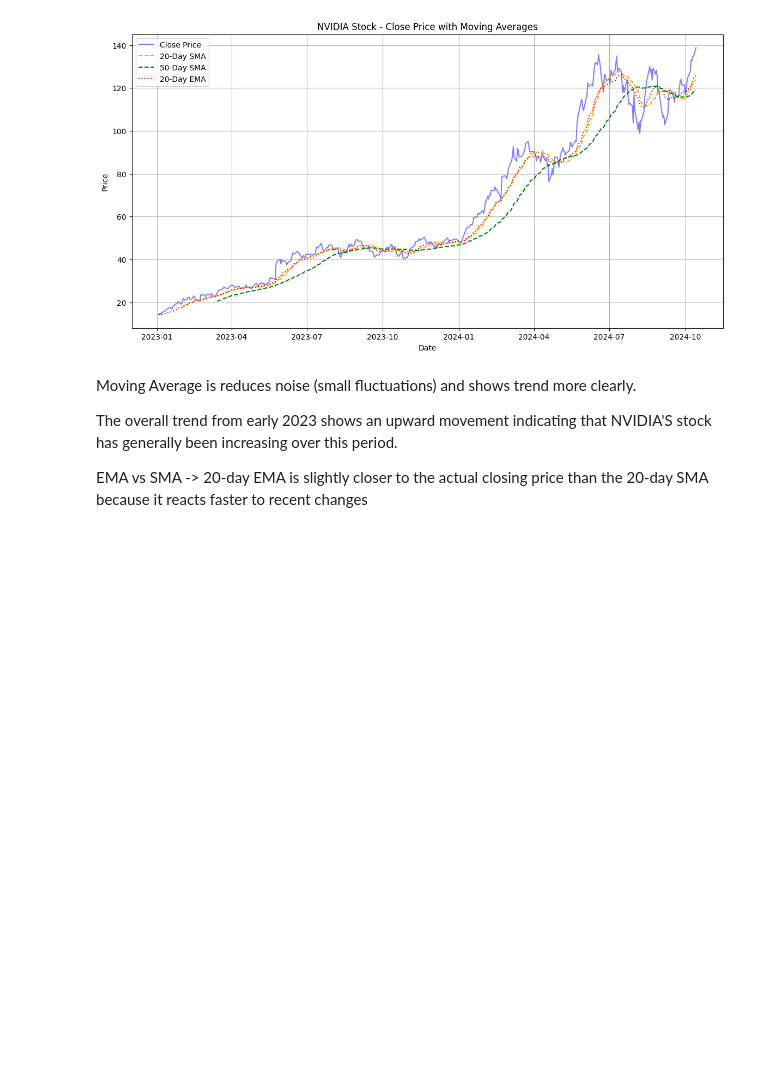
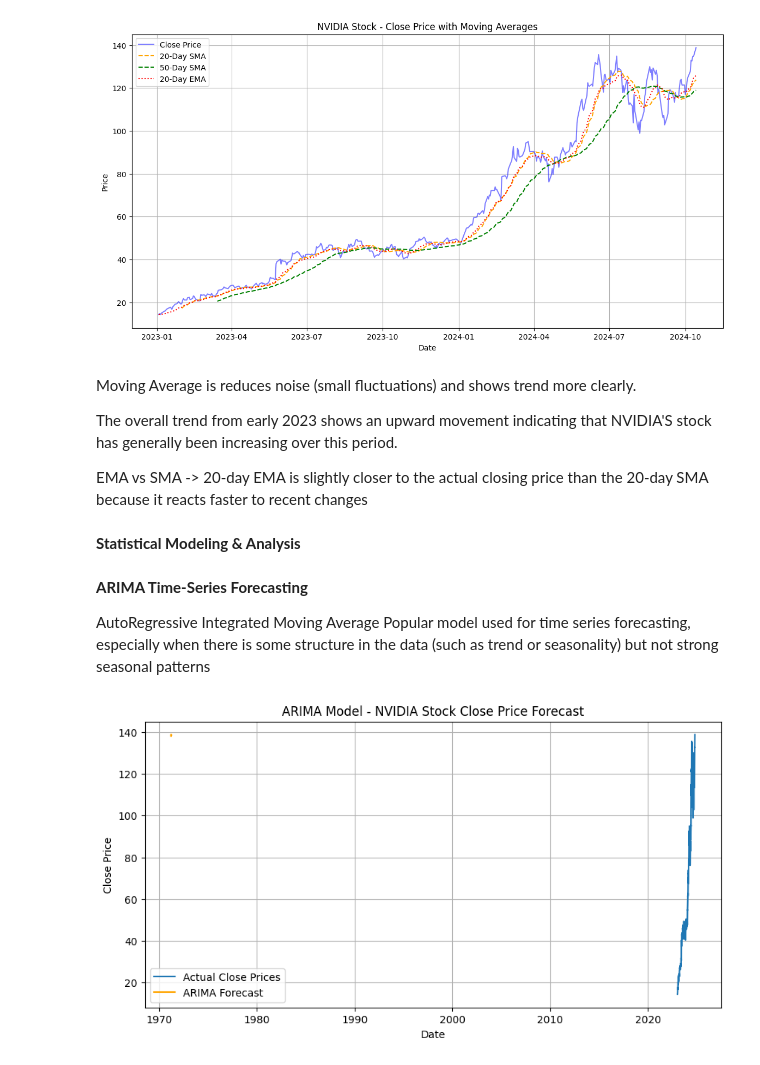
Before and after one commit to mervegb/stock-market-analysis-lstm, a Jupyter notebook: analysis-modeling-nvidia-data.ipynb, the cells around one changed output. Drawn from its saved outputs; the diff is of its cells as text; code cells hidden in the pictures; blank space fills up the shorter version.

Commit message:
use ARIMA model to predict future stock prices & plot actual vs forecasted

```diff
--- a/analysis-modeling-nvidia-data.ipynb
+++ b/analysis-modeling-nvidia-data.ipynb
@@ -141,3 +149,32 @@ Moving Average is reduces noise (small fluctuations) and shows trend more clearl
 The overall trend from early 2023 shows an upward movement indicating that NVIDIA'S stock has generally been increasing over this period.
 
 EMA vs SMA -> 20-day EMA is slightly closer to the actual closing price than the 20-day SMA because it reacts faster to recent changes
+# %% [markdown]
+**Statistical Modeling & Analysis**
+# %% [markdown]
+**ARIMA Time-Series Forecasting**
+
+AutoRegressive Integrated Moving Average
+Popular model used for time series forecasting, especially when there is some structure in the data (such as trend or seasonality) but not strong seasonal patterns
+# %%
+#use ARIMA model to forecast the future values of a stock's close prices
+def arima_forecasting(data):
+    close_prices = data["Close"].dropna() #remove any missing NaN values
+    model = ARIMA(close_prices, order=(5,1,0))
+    model_fit = model.fit() #fits ARIMA model to the data
+    forecast = model_fit.forecast(steps=10) #generate forecast, forecast will contain the predicted close prices for the next 10 days
+
+    #Plot actual vs forecast
+    plt.figure(figsize=(10,5))
+    plt.plot(close_prices, label="Actual Close Prices")
+    plt.plot(forecast, label="ARIMA Forecast", color="orange")
+    plt.title("ARIMA Model - NVIDIA Stock Close Price Forecast")
+    plt.xlabel("Date")
+    plt.ylabel("Close Price")
+    plt.legend()
+    plt.grid(True)
+    plt.show()
+
+arima_forecasting(data)
+# %% [output]
+[figure, added]
```
Also changed, not shown: parts of 1 cell of this notebook.
